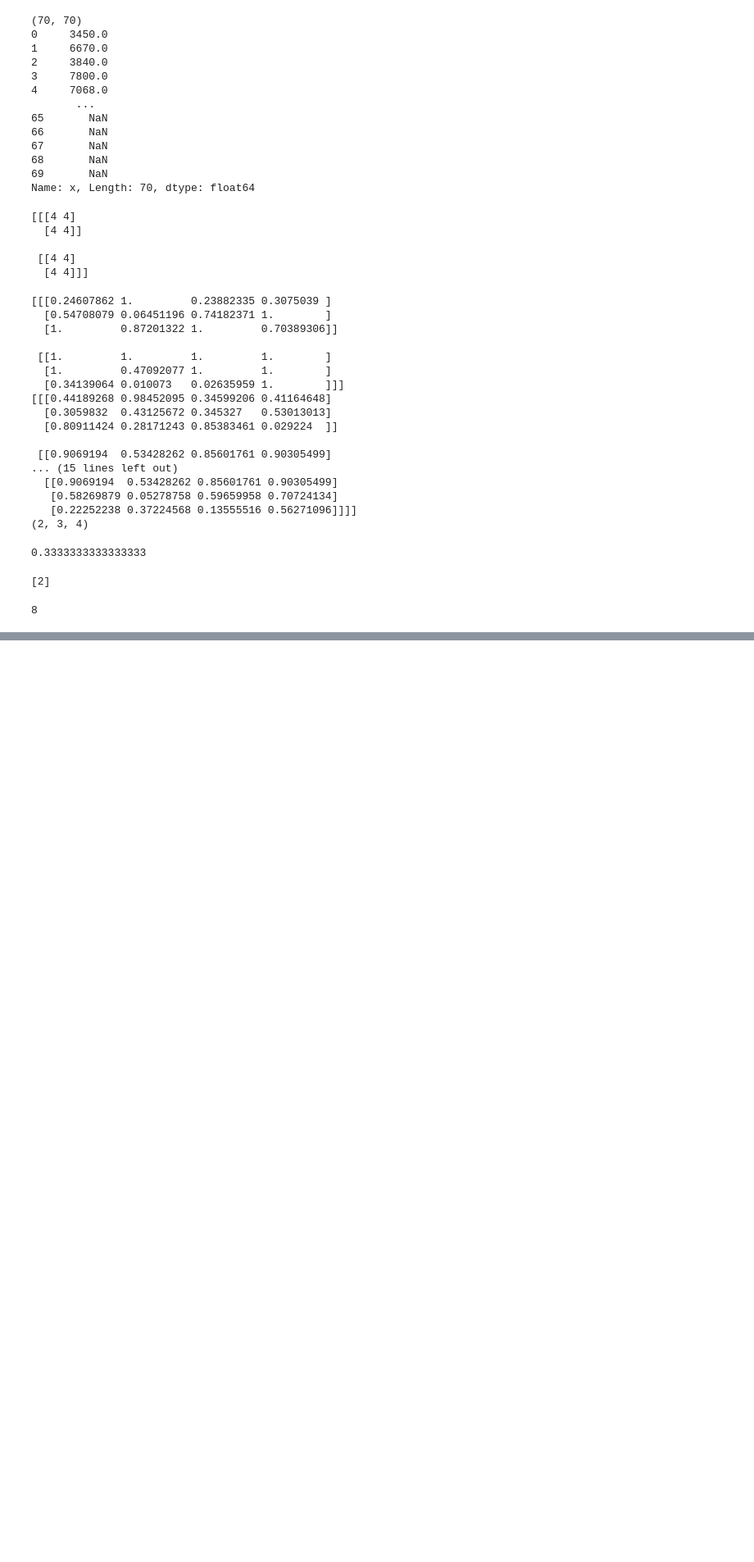
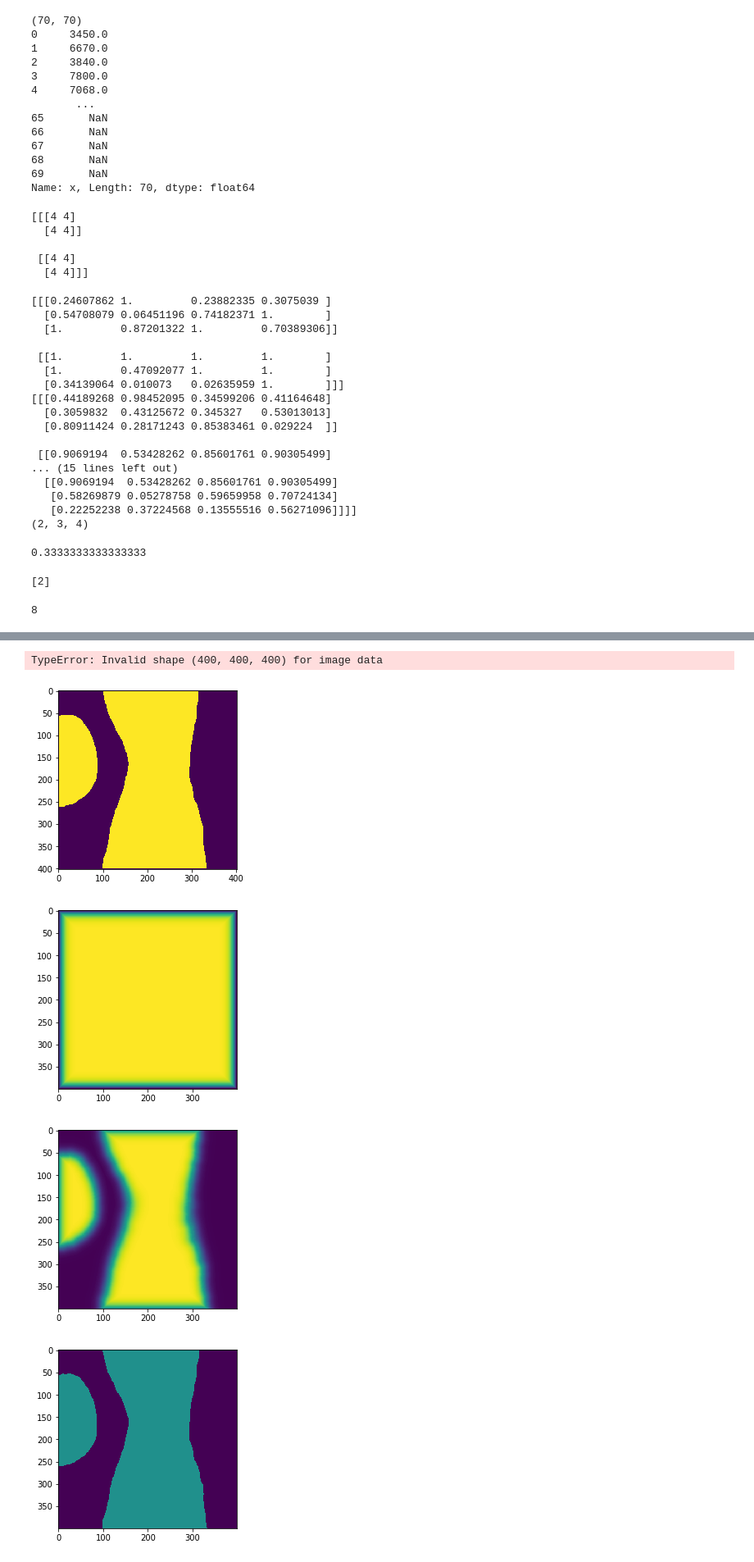
Before and after one commit to davidackerman/CNNectome, a Jupyter notebook: test.ipynb, the cells around one changed output, grey strips where cells are left out. Shown: that part at 82% size. Cells and saved outputs as stored; diff of their text form; code cells hidden in the pictures; blank space fills up the shorter version.

```diff
--- a/test.ipynb
+++ b/test.ipynb
@@ -851,0 +986,49 @@ print(distance(a))
+# %%
+im = tifffile.imread("/groups/cosem/cosem/ackermand/annotation_and_analytics/group1-labels/group1_01/group1_01_1a/group1_01_1a.tif")
+im[ (im==3) | (im==4) | (im==5)] = 1
+im[im!=1] = 0
+b = np.zeros((im.shape[0]+2,im.shape[1]+2, im.shape[2]+2))
+d = distance_transform_edt(b)
+d=d[1:-1,1:-1, 1:-1]
+valid = np.abs(distance(im))<=d
+# %%
+#im = zarr.load('/groups/cosem/cosem/ackermand/annotation_and_analytics/n5s/group1/group1_01.n5')["1a"]
+with h5py.File("/groups/cosem/cosem/annotations/bigcat/HeLa_Cell3_Crop33_Mito001/HeLa_Cell3_Crop33_712x712x712+3194-26+5394.h5", "r") as f:
+    im = f['volumes']['labels']['gt'][:]
+im[ (im==3) | (im==4) | (im==5)] = 1
+im[im!=1] = 0
+b = np.zeros((im.shape[0]+2,im.shape[1]+2, im.shape[2]+2))
+b[1:-1,1:-1,1:-1] = 1
+d = distance(b)
+d=d[1:-1,1:-1,1:-1]
+d_tanh = 128*np.tanh(4*d/50) + 127
+im_edge = im.copy()
+im_edge = np.pad(im_edge, 1, mode='edge')
+im_edge[1:-1,1:-1,1:-1] = 0
+
+im = np.pad(im, 1, mode='constant',constant_values=0) #- im_edge
+im_d = distance(im)
+im_d = im_d[1:-1,1:-1,1:-1]
+im_tanh = 128*np.tanh(4*im_d/50)+127
+valid = np.abs(im_d)<=np.abs(d)
+for_visualization = distance(valid)==0
+# %%
+z=60
+plt.imshow(im[:,:,z])
+plt.figure()
+plt.imshow(d_tanh[:,:,z])
+plt.figure()
+plt.imshow(np.round(im_tanh[:,:,z]))
+plt.figure()
+temp=im.copy()
+temp = im[1:-1,1:-1,1:-1]
+plt.imshow(temp[:,:,z],vmin=0,vmax=2)
+plt.figure()
+temp[for_visualization==1]=2
+plt.imshow(temp,vmin=0,vmax=2)
+# %% [output]
+TypeError: Invalid shape (400, 400, 400) for image data
+[figure, added]
+[figure, added]
+[figure, added]
+[figure, added]
```
Also changed, not shown: parts of 15 cells of this notebook.
